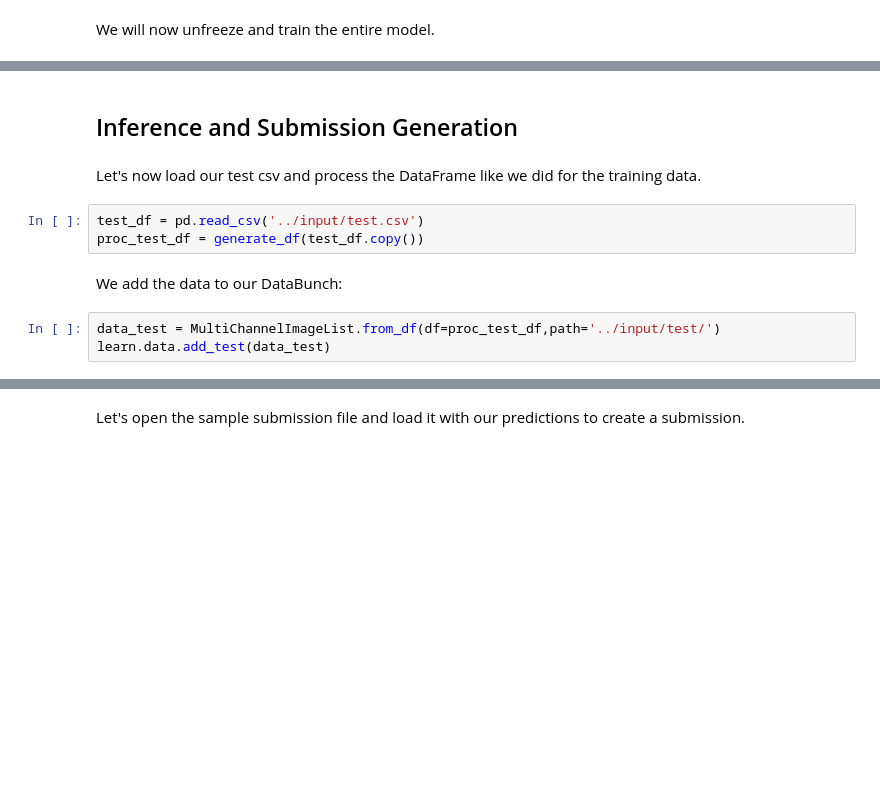
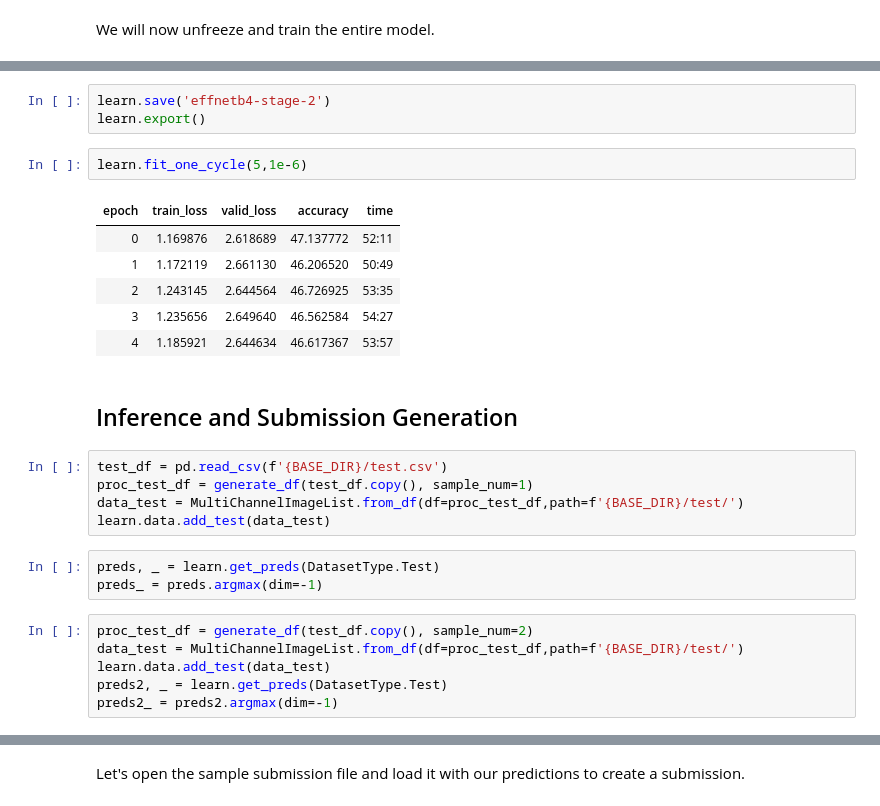
Before and after one commit to chengjiun/kaggle-2019Q3-cellular, a Jupyter notebook: Notebooks/rcic-rcic-fastai-starter-efficientnet.ipynb, the cells around one changed output, grey strips where cells are left out. Drawn from its saved outputs; the diff is of its cells as text; blank space fills up the shorter version.

```diff
--- a/Notebooks/rcic-rcic-fastai-starter-efficientnet.ipynb
+++ b/Notebooks/rcic-rcic-fastai-starter-efficientnet.ipynb
@@ -791,12 +797,28 @@ learn.export()
+# %%
+learn.save('effnetb4-stage-2')
+learn.export()
+# %%
+learn.fit_one_cycle(5,1e-6)
+# %% [output]
+| epoch | train_loss | valid_loss | accuracy | time |
+| 0 | 1.169876 | 2.618689 | 47.137772 | 52:11 |
+| 1 | 1.172119 | 2.661130 | 46.206520 | 50:49 |
+| 2 | 1.243145 | 2.644564 | 46.726925 | 53:35 |
+| 3 | 1.235656 | 2.649640 | 46.562584 | 54:27 |
+| 4 | 1.185921 | 2.644634 | 46.617367 | 53:57 |
 # %% [markdown]
 ## Inference and Submission Generation
-# %% [markdown]
-Let's now load our test csv and process the DataFrame like we did for the training data.
 # %%
-test_df = pd.read_csv('../input/test.csv')
-proc_test_df = generate_df(test_df.copy())
+test_df = pd.read_csv(f'{BASE_DIR}/test.csv')
+proc_test_df = generate_df(test_df.copy(), sample_num=1)
+data_test = MultiChannelImageList.from_df(df=proc_test_df,path=f'{BASE_DIR}/test/')
+learn.data.add_test(data_test)
-# %% [markdown]
-We add the data to our DataBunch:
+# %%
+preds, _ = learn.get_preds(DatasetType.Test)
+preds_ = preds.argmax(dim=-1)
 # %%
-data_test = MultiChannelImageList.from_df(df=proc_test_df,path='../input/test/')
+proc_test_df = generate_df(test_df.copy(), sample_num=2)
+data_test = MultiChannelImageList.from_df(df=proc_test_df,path=f'{BASE_DIR}/test/')
 learn.data.add_test(data_test)
+preds2, _ = learn.get_preds(DatasetType.Test)
+preds2_ = preds2.argmax(dim=-1)
```
Also changed, not shown: parts of 23 cells of this notebook.
